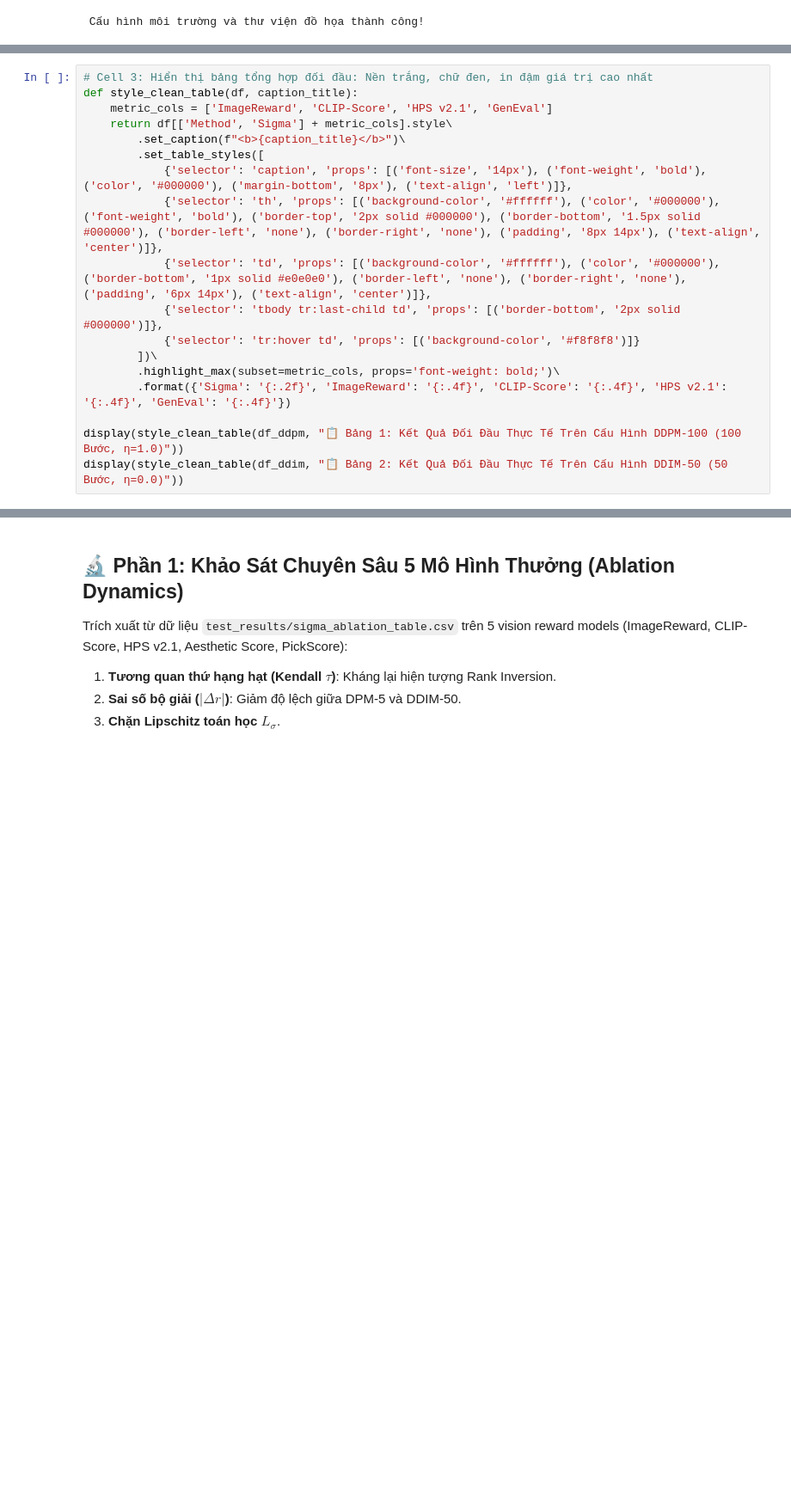
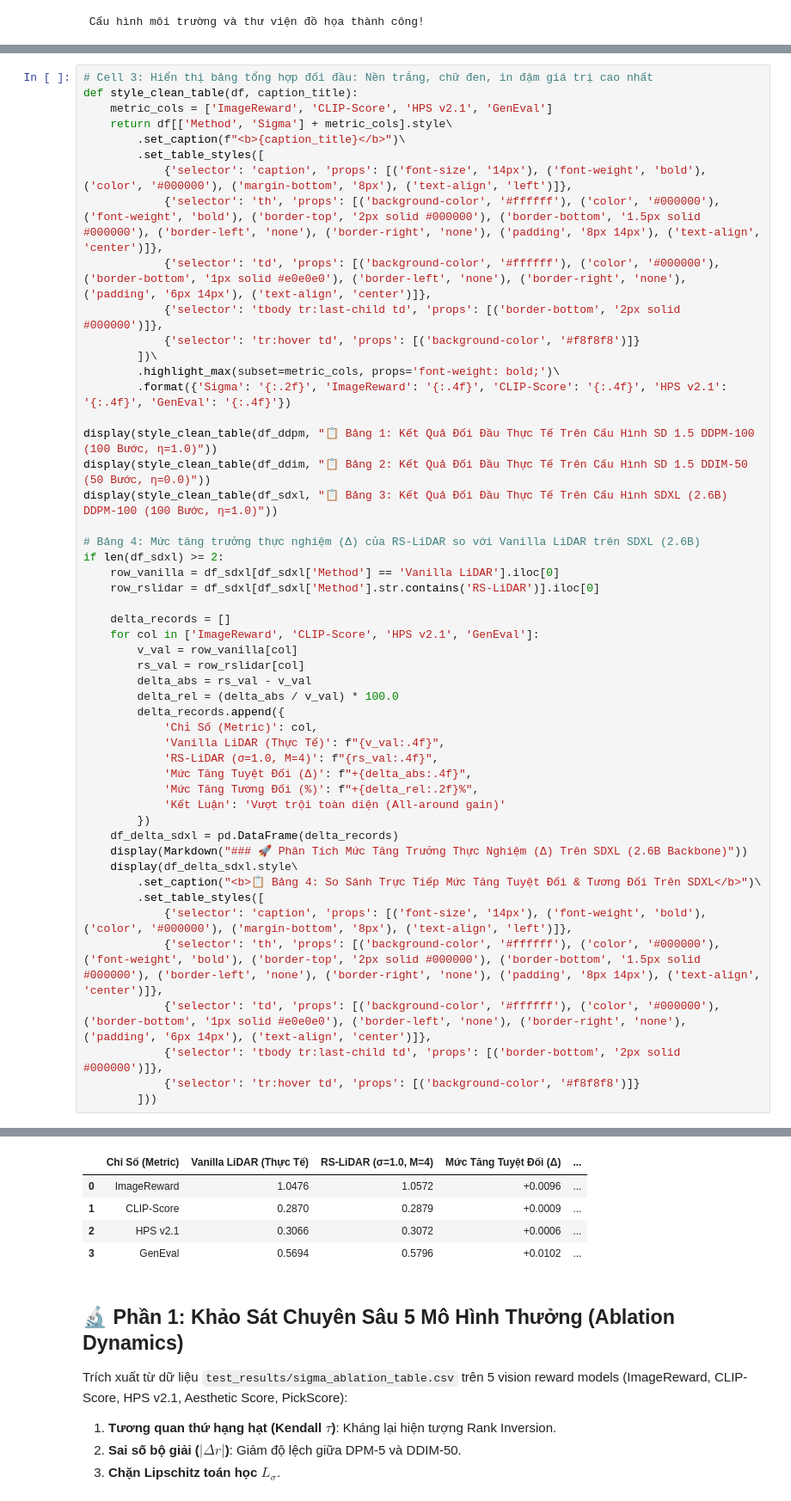
Before and after one commit to leekwanreal/RS-LiDAR, a Jupyter notebook: RSLiDAR_Empirical_Evaluation_Report.ipynb, the cells around one changed output, grey strips where cells are left out. Shown at 86% size. Cells and saved outputs as stored; diff of their text form; blank space fills up the shorter version.

```diff
--- a/RSLiDAR_Empirical_Evaluation_Report.ipynb
+++ b/RSLiDAR_Empirical_Evaluation_Report.ipynb
@@ -142,6 +190,38 @@ def style_clean_table(df, caption_title):
         .highlight_max(subset=metric_cols, props='font-weight: bold;')\
         .format({'Sigma': '{:.2f}', 'ImageReward': '{:.4f}', 'CLIP-Score': '{:.4f}', 'HPS v2.1': '{:.4f}', 'GenEval': '{:.4f}'})
 
-display(style_clean_table(df_ddpm, "📋 Bảng 1: Kết Quả Đối Đầu Thực Tế Trên Cấu Hình DDPM-100 (100 Bước, η=1.0)"))
-display(style_clean_table(df_ddim, "📋 Bảng 2: Kết Quả Đối Đầu Thực Tế Trên Cấu Hình DDIM-50 (50 Bước, η=0.0)"))
+display(style_clean_table(df_ddpm, "📋 Bảng 1: Kết Quả Đối Đầu Thực Tế Trên Cấu Hình SD 1.5 DDPM-100 (100 Bước, η=1.0)"))
+display(style_clean_table(df_ddim, "📋 Bảng 2: Kết Quả Đối Đầu Thực Tế Trên Cấu Hình SD 1.5 DDIM-50 (50 Bước, η=0.0)"))
+display(style_clean_table(df_sdxl, "📋 Bảng 3: Kết Quả Đối Đầu Thực Tế Trên Cấu Hình SDXL (2.6B) DDPM-100 (100 Bước, η=1.0)"))
+
+# Bảng 4: Mức tăng trưởng thực nghiệm (Δ) của RS-LiDAR so với Vanilla LiDAR trên SDXL (2.6B)
+if len(df_sdxl) >= 2:
+    row_vanilla = df_sdxl[df_sdxl['Method'] == 'Vanilla LiDAR'].iloc[0]
+    row_rslidar = df_sdxl[df_sdxl['Method'].str.contains('RS-LiDAR')].iloc[0]
+
+    delta_records = []
+    for col in ['ImageReward', 'CLIP-Score', 'HPS v2.1', 'GenEval']:
+        v_val = row_vanilla[col]
+        rs_val = row_rslidar[col]
+        delta_abs = rs_val - v_val
+        delta_rel = (delta_abs / v_val) * 100.0
+        delta_records.append({
+            'Chỉ Số (Metric)': col,
+            'Vanilla LiDAR (Thực Tế)': f"{v_val:.4f}",
+            'RS-LiDAR (σ=1.0, M=4)': f"{rs_val:.4f}",
+            'Mức Tăng Tuyệt Đối (Δ)': f"+{delta_abs:.4f}",
+            'Mức Tăng Tương Đối (%)': f"+{delta_rel:.2f}%",
+            'Kết Luận': 'Vượt trội toàn diện (All-around gain)'
+        })
+    df_delta_sdxl = pd.DataFrame(delta_records)
+    display(Markdown("### 🚀 Phân Tích Mức Tăng Trưởng Thực Nghiệm (Δ) Trên SDXL (2.6B Backbone)"))
+    display(df_delta_sdxl.style\
+        .set_caption("<b>📋 Bảng 4: So Sánh Trực Tiếp Mức Tăng Tuyệt Đối & Tương Đối Trên SDXL</b>")\
+        .set_table_styles([
+            {'selector': 'caption', 'props': [('font-size', '14px'), ('font-weight', 'bold'), ('color', '#000000'), ('margin-bottom', '8px'), ('text-align', 'left')]},
+            {'selector': 'th', 'props': [('background-color', '#ffffff'), ('color', '#000000'), ('font-weight', 'bold'), ('border-top', '2px solid #000000'), ('border-bottom', '1.5px solid #000000'), ('border-left', 'none'), ('border-right', 'none'), ('padding', '8px 14px'), ('text-align', 'center')]},
+            {'selector': 'td', 'props': [('background-color', '#ffffff'), ('color', '#000000'), ('border-bottom', '1px solid #e0e0e0'), ('border-left', 'none'), ('border-right', 'none'), ('padding', '6px 14px'), ('text-align', 'center')]},
+            {'selector': 'tbody tr:last-child td', 'props': [('border-bottom', '2px solid #000000')]},
+            {'selector': 'tr:hover td', 'props': [('background-color', '#f8f8f8')]}
+        ]))
 # %% [output]
@@ -162,3 +248,8 @@ display(style_clean_table(df_ddim, "📋 Bảng 2: Kết Quả Đối Đầu Th
+|  | Chỉ Số (Metric) | Vanilla LiDAR (Thực Tế) | RS-LiDAR (σ=1.0, M=4) | Mức Tăng Tuyệt Đối (Δ) | ... |
+| 0 | ImageReward | 1.0476 | 1.0572 | +0.0096 | ... |
+| 1 | CLIP-Score | 0.2870 | 0.2879 | +0.0009 | ... |
+| 2 | HPS v2.1 | 0.3066 | 0.3072 | +0.0006 | ... |
+| 3 | GenEval | 0.5694 | 0.5796 | +0.0102 | ... |
 # %% [markdown]
 ## 🔬 Phần 1: Khảo Sát Chuyên Sâu 5 Mô Hình Thưởng (Ablation Dynamics)
 Trích xuất từ dữ liệu `test_results/sigma_ablation_table.csv` trên 5 vision reward models (ImageReward, CLIP-Score, HPS v2.1, Aesthetic Score, PickScore):
```
Also changed, not shown: parts of 6 cells of this notebook, 3 other files.
